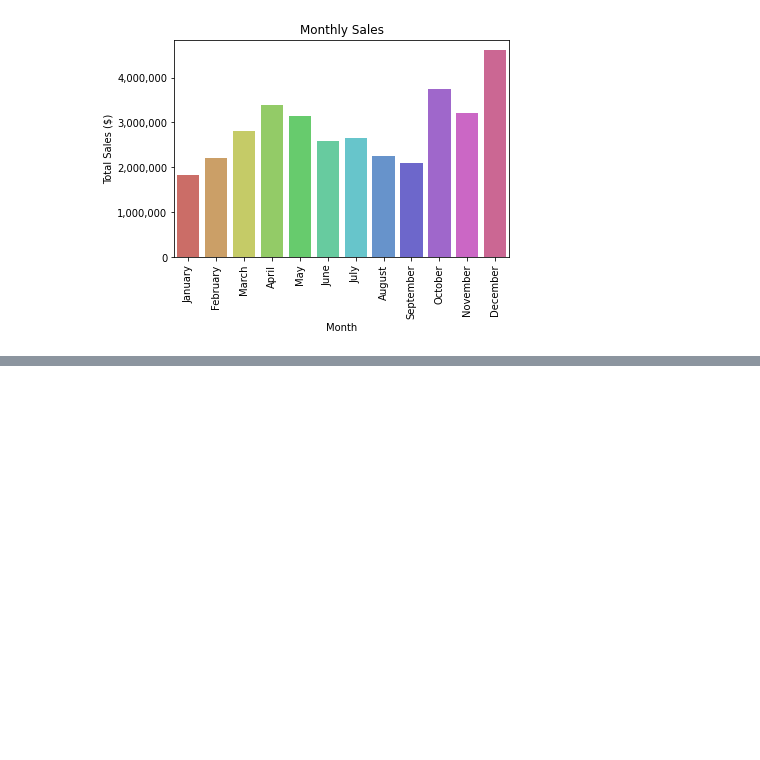
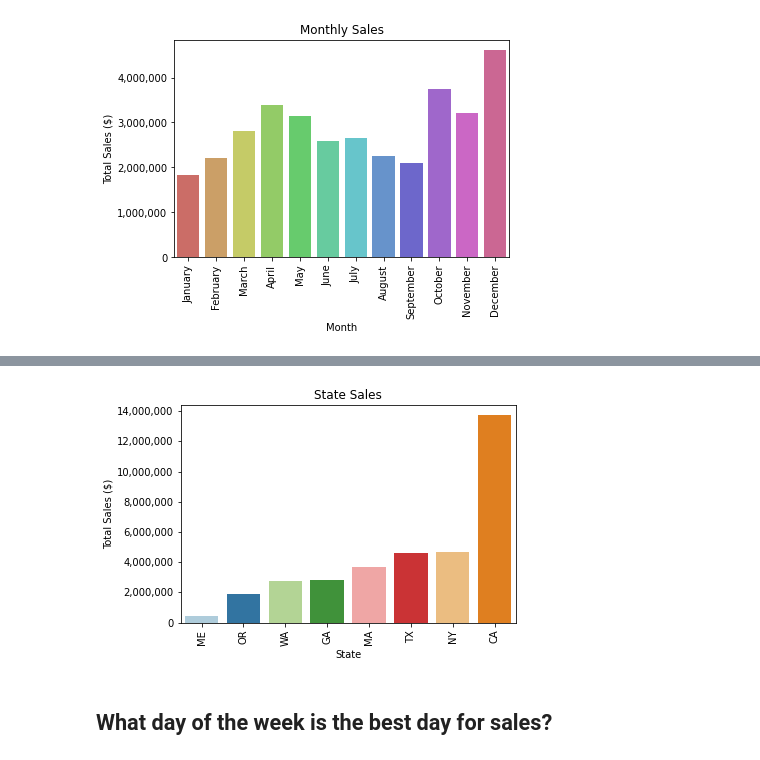
Before and after one commit to lognorman20/tech-sales-analysis, a Jupyter notebook: EDA.ipynb, the cells around one changed output, grey strips where cells are left out. Saved outputs shown, nothing was run; the diff lists cells and outputs as text; code cells hidden in the pictures; blank space fills up the shorter version.

```diff
--- a/EDA.ipynb
+++ b/EDA.ipynb
@@ -81,0 +128,8 @@ plt.gca().yaxis.set_major_formatter(plt.matplotlib.ticker.StrMethodFormatter('{x
+# %%
+state_sales_values = []
+
+for state in df['Buyer_State'].unique():
+    table = df.loc[df['Buyer_State'] == state]
+    state_sales_values.append(table['Sale_Value'].sum())
+
+state_sales_values
@@ -81,0 +145,5 @@ plt.gca().yaxis.set_major_formatter(plt.matplotlib.ticker.StrMethodFormatter('{x
+# %%
+state_sales = pd.DataFrame()
+state_sales['State'] = df['Buyer_State'].unique()
+state_sales['Total Sales ($)'] = state_sales_values
+state_sales.sort_values(by=['Total Sales ($)'])
@@ -81,0 +160,10 @@ plt.gca().yaxis.set_major_formatter(plt.matplotlib.ticker.StrMethodFormatter('{x
+# %%
+chart = sns.barplot(x="State", y="Total Sales ($)", data=state_sales, order=state_sales.sort_values(by=['Total Sales ($)']).State, palette = 'Paired')
+chart.set_title('State Sales')
+plt.ticklabel_format(style='plain', axis='y')
+chart.set_xticklabels(chart.get_xticklabels(), rotation = 90)
+plt.gca().yaxis.set_major_formatter(plt.matplotlib.ticker.StrMethodFormatter('{x:,.0f}'))
+# %% [output]
+[figure, added]
+# %% [markdown]
+## What day of the week is the best day for sales?
```
Also changed, not shown: parts of 17 cells of this notebook.
